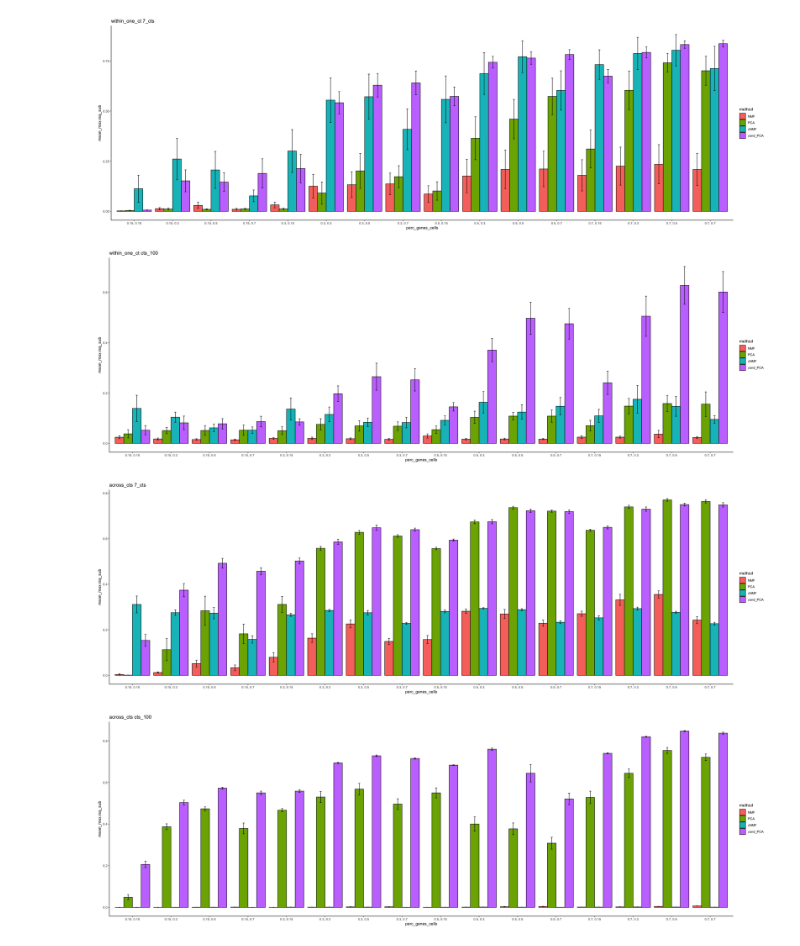
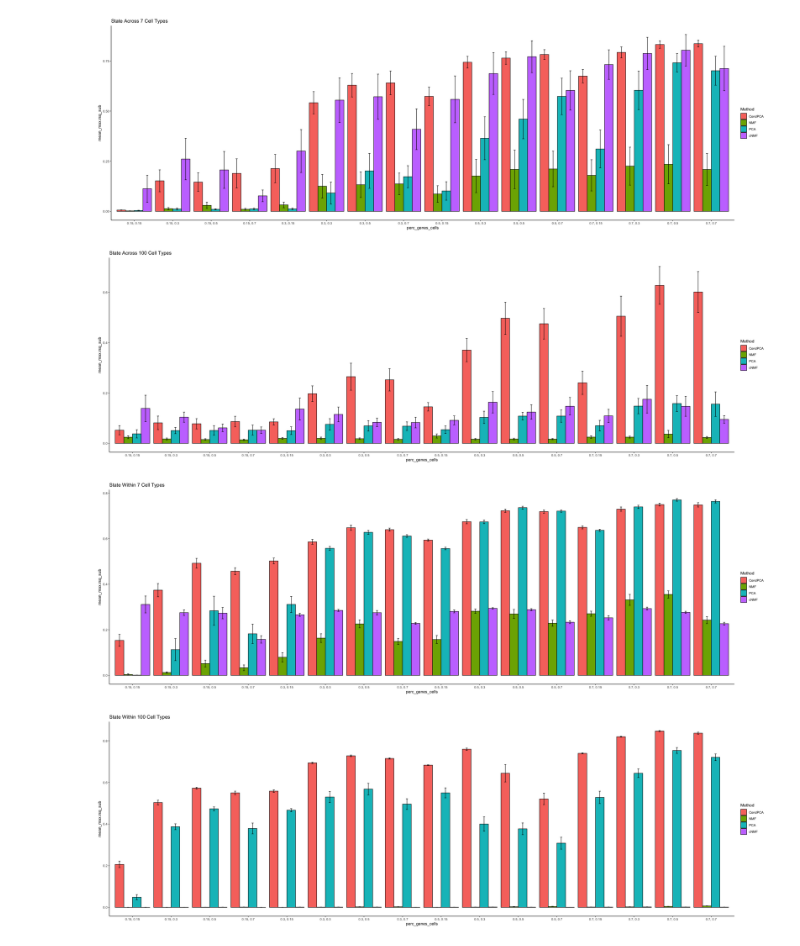
Before and after one commit to carversh/condPCA, a Jupyter notebook: Gamma-Pois_Simulation/figures/Fig1_barplots.ipynb, the cells around one changed output. Drawn from its saved outputs; the diff is of its cells as text; code cells hidden in the pictures.

Commit message:
changed variable name so that plots were more readable in their labels and titles

```diff
--- a/Gamma-Pois_Simulation/figures/Fig1_barplots.ipynb
+++ b/Gamma-Pois_Simulation/figures/Fig1_barplots.ipynb
@@ -15,24 +15,27 @@ output[is.na(output$flag),]$flag = "7_cts"
 # 3: 100 cts (40k cells), state within one ct
 # 4: 100 cts (40k cells), state across all cts
 
+# rename variables so that the plot labels are better
+output[output$method == "cond_PCA",]$method = "CondPCA"
+output[output$flag == "7_cts",]$flag = "7 Cell Types"
+output[output$flag == "cts_100",]$flag = "100 Cell Types"
+output[output$state_type == "within_one_ct",]$state_type = "State Across"
+output[output$state_type == "across_cts",]$state_type = "State Within"
+colnames(output)[colnames(output) == "method"] <- "Method"
+
 # extract cts and state types that you need to iterate over
 state_type = unique(output$state_type)
 cts = unique(output$flag)
 
 # remove any rows with NA values
 output <- na.omit(output)
-
-# # Combine col1 and col2 into a new column named combined_col
-# output$perc_genes_cells <- paste(output$perc_genes, output$perc_cells, sep = ", ")
-# # factor this column
-# output$perc_genes_cells <- factor(output$perc_genes_cells, levels = unique(output$perc_genes_cells))
 # %%
 # create a copy of the dataframe so that dplyr doesn't produce errors in groupby
 tmp = output
 
 # compute statistic of interest across random seeds of a given simulation
 compute_summary <- function(data, statistic, identifier) {
-  summary_result <- data %>% group_by(method,state_type,dim, total_cells, flag, perc_genes, perc_cells) %>%
+  summary_result <- data %>% group_by(Method,state_type,dim, total_cells, flag, perc_genes, perc_cells) %>%
                       summarise(across(c(adj.rsq,max.rsq,max.rsq_sub),statistic), .groups = 'drop') %>%
     ungroup() %>%
     as.data.frame()
@@ -70,37 +73,37 @@ merged$perc_genes_cells = paste(merged$perc_genes, merged$perc_cells, sep=", ")
 # iterate over states across cell types and within one cell type
 for (state in state_type){
     # iterate over simulating 7 or 100 cell types
     for (num_cts in cts){
         # subset the data
         sub_merged = merged[(merged$state_type == state & merged$flag == num_cts),]
 
-        p1 = ggplot(sub_merged, aes(x = perc_genes_cells, y = mean_max.rsq_sub, fill=method))+
-                geom_bar(stat="identity", color="black", position=position_dodge()) + ggtitle(glue("{state} {num_cts} {variable}"))+
+        p1 = ggplot(sub_merged, aes(x = perc_genes_cells, y = mean_max.rsq_sub, fill=Method))+
+                geom_bar(stat="identity", color="black", position=position_dodge()) + ggtitle(glue("{state} {num_cts}"))+
                 geom_errorbar(aes(ymin=mean_max.rsq_sub-se_max.rsq_sub, ymax=mean_max.rsq_sub+se_max.rsq_sub), width=.2,
                 position=position_dodge(.9)) + ggtitle(glue("{state} {num_cts}")) + theme_classic()
         print(p1)
 
 
     }
 
 }
 
 # Plot all three metrics
 # for (state in state_type){
 #     for (num_cts in cts){
 #         for (variable in colnames(merged)[grep("mean", colnames(merged))]){
 #             sub_merged = merged[(merged$state_type == state & merged$flag == num_cts),]
 #             print(variable)
 #             print(state)
 #             print(num_cts)
-#             p1 = ggplot(sub_merged, aes(x = perc_genes_cells, y = .data[[rlang::sym(variable)]], fill=method))+
+#             p1 = ggplot(sub_merged, aes(x = perc_genes_cells, y = .data[[rlang::sym(variable)]], fill=Method))+
 #                     geom_bar(stat="identity", color="black", position=position_dodge()) + ggtitle(glue("{state} {num_cts} {variable}"))
 #             print(p1)
 #         }
 #     }
 # }
 # %% [output]
-[figure, old version]
+[figure, new version]
-[figure, old version]
+[figure, new version]
-[figure, old version]
+[figure, new version]
-[figure, old version]
+[figure, new version]
```
